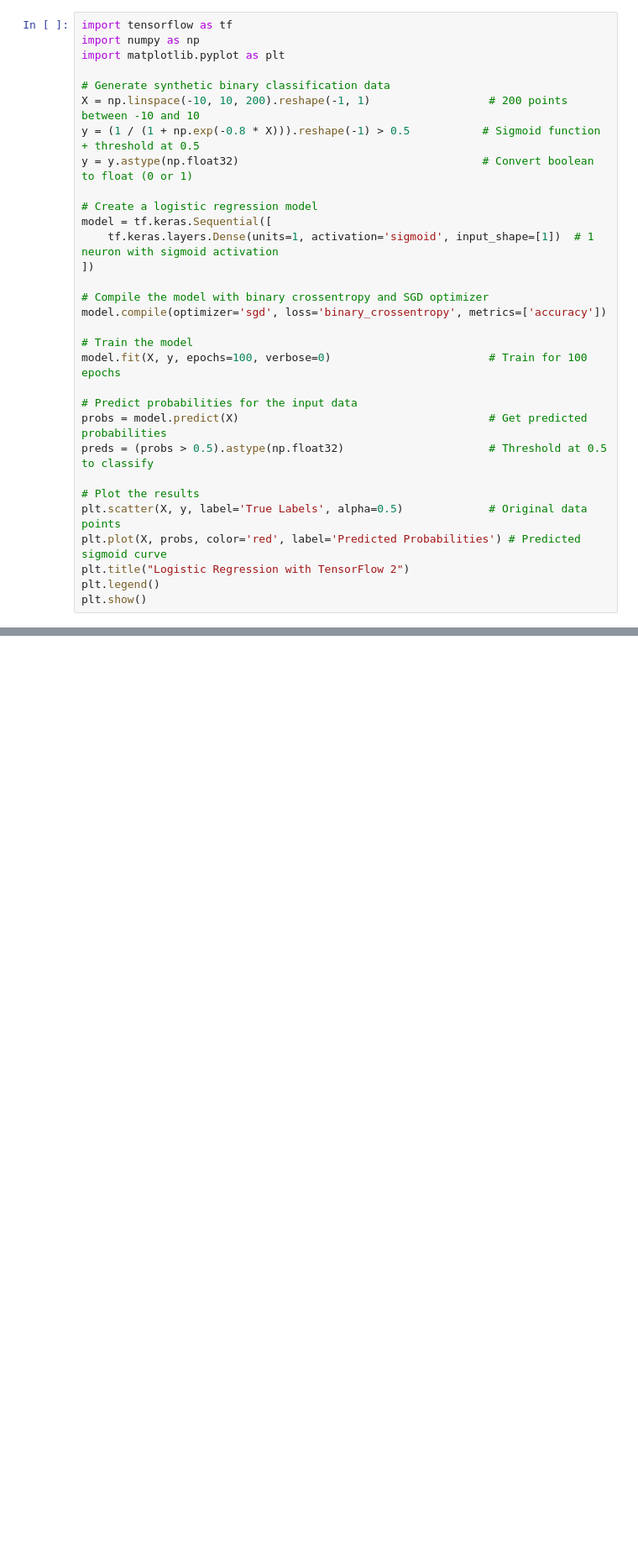
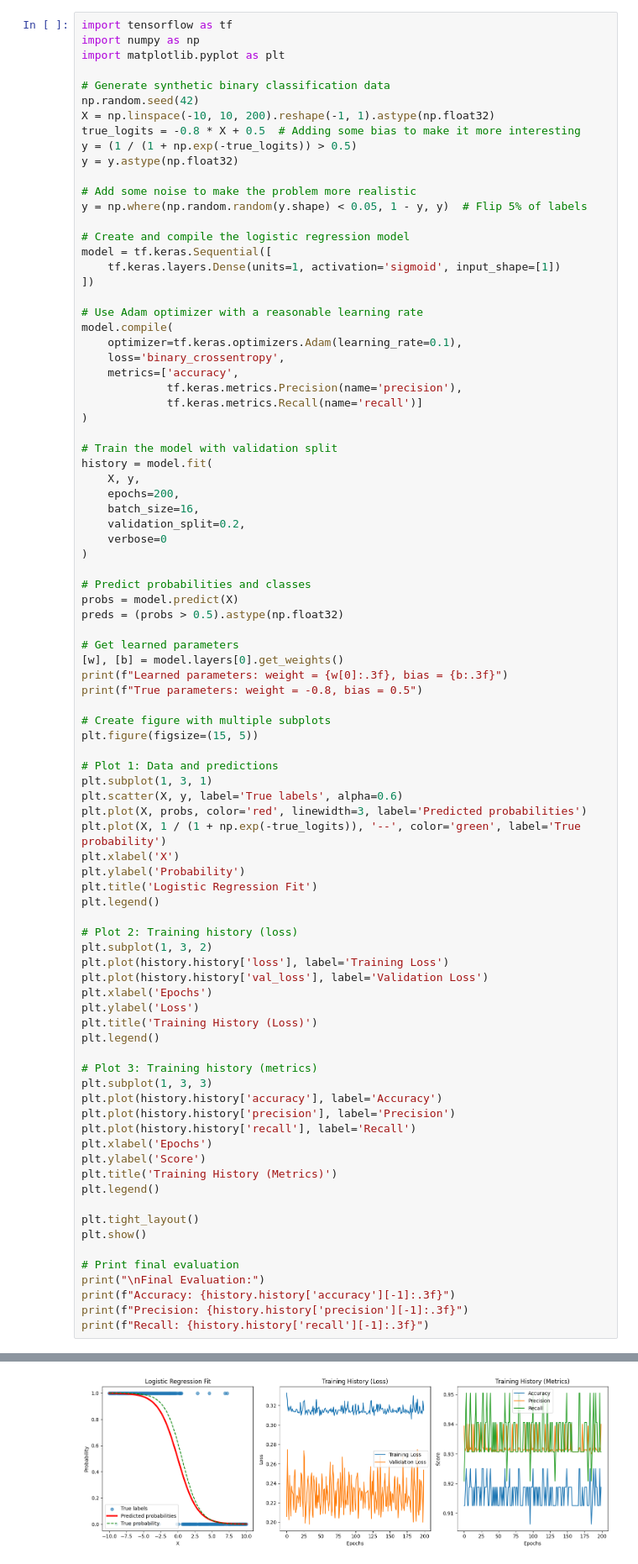
Before and after one commit to Aqfa07/ML-Project, a Jupyter notebook: Project 2: Logistic Regression Classifier.ipynb, the cells around one changed output, grey strips where cells are left out. Shown: that part at 84% size. Cells and saved outputs as stored; diff of their text form; blank space fills up the shorter version.

```diff
--- a/Project 2: Logistic Regression Classifier.ipynb
+++ b/Project 2: Logistic Regression Classifier.ipynb
@@ -6,29 +6,85 @@ import numpy as np
 import matplotlib.pyplot as plt
 
 # Generate synthetic binary classification data
-X = np.linspace(-10, 10, 200).reshape(-1, 1)                  # 200 points between -10 and 10
-y = (1 / (1 + np.exp(-0.8 * X))).reshape(-1) > 0.5           # Sigmoid function + threshold at 0.5
-y = y.astype(np.float32)                                     # Convert boolean to float (0 or 1)
+np.random.seed(42)
+X = np.linspace(-10, 10, 200).reshape(-1, 1).astype(np.float32)
+true_logits = -0.8 * X + 0.5  # Adding some bias to make it more interesting
+y = (1 / (1 + np.exp(-true_logits)) > 0.5)
+y = y.astype(np.float32)
 
-# Create a logistic regression model
+# Add some noise to make the problem more realistic
+y = np.where(np.random.random(y.shape) < 0.05, 1 - y, y)  # Flip 5% of labels
+
+# Create and compile the logistic regression model
 model = tf.keras.Sequential([
-    tf.keras.layers.Dense(units=1, activation='sigmoid', input_shape=[1])  # 1 neuron with sigmoid activation
+    tf.keras.layers.Dense(units=1, activation='sigmoid', input_shape=[1])
 ])
 
-# Compile the model with binary crossentropy and SGD optimizer
-model.compile(optimizer='sgd', loss='binary_crossentropy', metrics=['accuracy'])
+# Use Adam optimizer with a reasonable learning rate
+model.compile(
+    optimizer=tf.keras.optimizers.Adam(learning_rate=0.1),
+    loss='binary_crossentropy',
+    metrics=['accuracy',
+             tf.keras.metrics.Precision(name='precision'),
+             tf.keras.metrics.Recall(name='recall')]
+)
 
-# Train the model
-model.fit(X, y, epochs=100, verbose=0)                        # Train for 100 epochs
+# Train the model with validation split
+history = model.fit(
+    X, y,
+    epochs=200,
+    batch_size=16,
+    validation_split=0.2,
+    verbose=0
+)
 
-# Predict probabilities for the input data
-probs = model.predict(X)                                      # Get predicted probabilities
-preds = (probs > 0.5).astype(np.float32)                      # Threshold at 0.5 to classify
+# Predict probabilities and classes
+probs = model.predict(X)
+preds = (probs > 0.5).astype(np.float32)
 
-# Plot the results
-plt.scatter(X, y, label='True Labels', alpha=0.5)             # Original data points
-plt.plot(X, probs, color='red', label='Predicted Probabilities') # Predicted sigmoid curve
-plt.title("Logistic Regression with TensorFlow 2")
+# Get learned parameters
+[w], [b] = model.layers[0].get_weights()
+print(f"Learned parameters: weight = {w[0]:.3f}, bias = {b:.3f}")
+print(f"True parameters: weight = -0.8, bias = 0.5")
+
+# Create figure with multiple subplots
+plt.figure(figsize=(15, 5))
+
+# Plot 1: Data and predictions
+plt.subplot(1, 3, 1)
+plt.scatter(X, y, label='True labels', alpha=0.6)
+plt.plot(X, probs, color='red', linewidth=3, label='Predicted probabilities')
+plt.plot(X, 1 / (1 + np.exp(-true_logits)), '--', color='green', label='True probability')
+plt.xlabel('X')
+plt.ylabel('Probability')
+plt.title('Logistic Regression Fit')
 plt.legend()
+
+# Plot 2: Training history (loss)
+plt.subplot(1, 3, 2)
+plt.plot(history.history['loss'], label='Training Loss')
+plt.plot(history.history['val_loss'], label='Validation Loss')
+plt.xlabel('Epochs')
+plt.ylabel('Loss')
+plt.title('Training History (Loss)')
+plt.legend()
+
+# Plot 3: Training history (metrics)
+plt.subplot(1, 3, 3)
+plt.plot(history.history['accuracy'], label='Accuracy')
+plt.plot(history.history['precision'], label='Precision')
+plt.plot(history.history['recall'], label='Recall')
+plt.xlabel('Epochs')
+plt.ylabel('Score')
+plt.title('Training History (Metrics)')
+plt.legend()
+
+plt.tight_layout()
 plt.show()
+
+# Print final evaluation
+print("\nFinal Evaluation:")
+print(f"Accuracy: {history.history['accuracy'][-1]:.3f}")
+print(f"Precision: {history.history['precision'][-1]:.3f}")
+print(f"Recall: {history.history['recall'][-1]:.3f}")
 # %% [output]
@@ -35,0 +94 @@ WARNING:tensorflow:5 out of the last 9 calls to <function TensorFlowTrainer.make
+[figure, new version]
```
Also changed, not shown: parts of 1 cell of this notebook.
